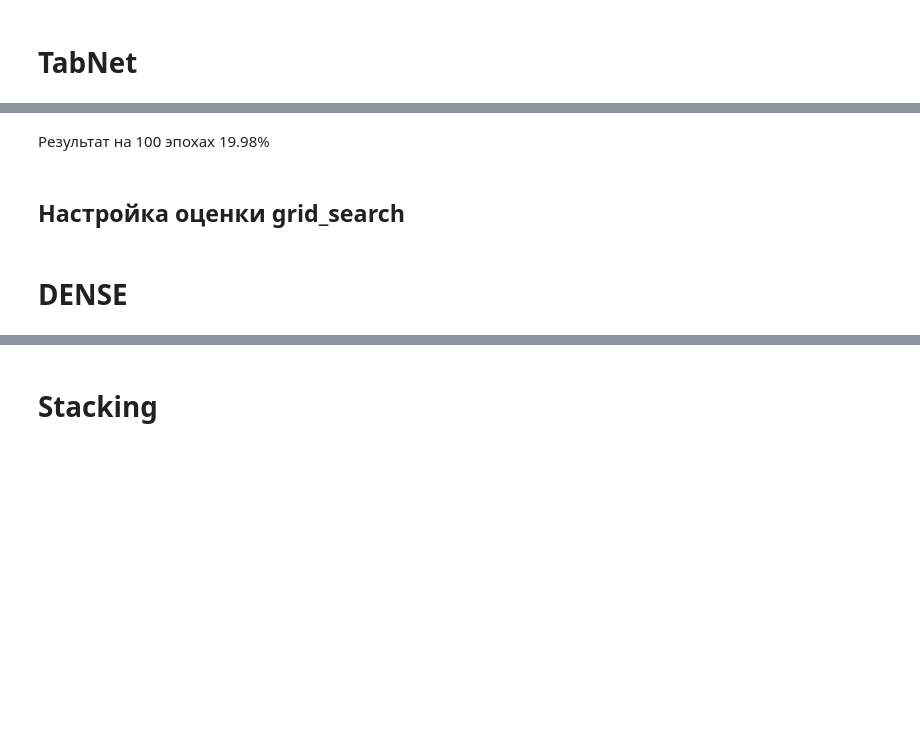
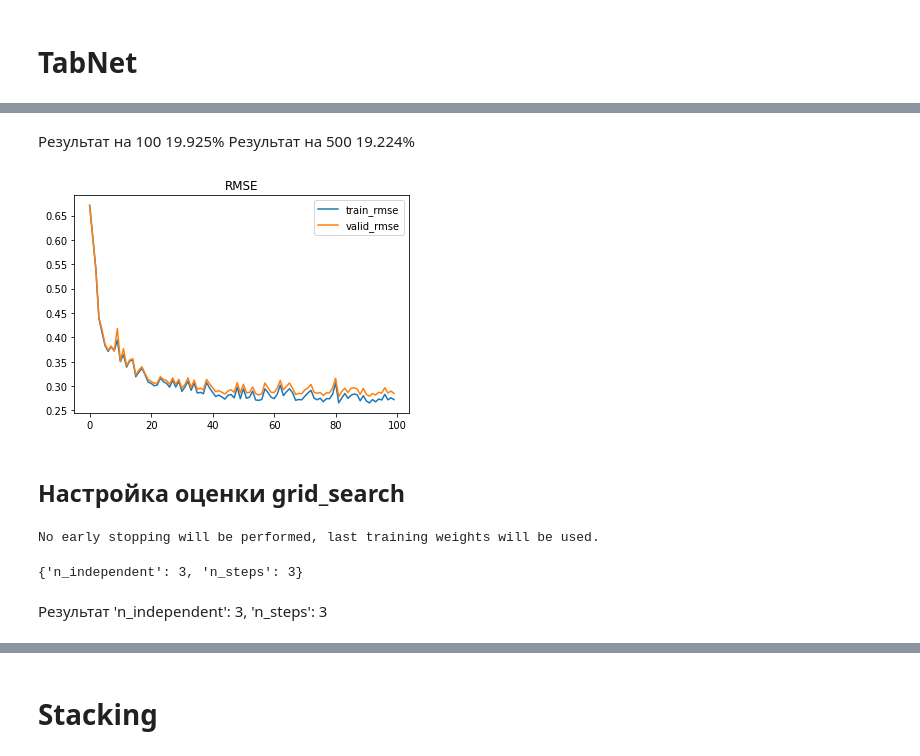
Before and after one commit to TimeryaevaM/Diplom, a Jupyter notebook: diplom_result.ipynb, the cells around one changed output, grey strips where cells are left out. Cells and saved outputs as stored; diff of their text form; code cells hidden in the pictures; blank space fills up the shorter version.

```diff
--- a/diplom_result.ipynb
+++ b/diplom_result.ipynb
@@ -2031,13 +2044,0 @@ X_train, X_test, y_train, y_test = train_test_split(
-# %%
-# сделать mape и сделать разметку train valid
-
-y_train = y_train.reshape(-1, 1)
-y_test = y_test.reshape(-1, 1)
-
-model_tabnet = TabNetRegressor(verbose=0, seed=RANDOM_SEED)
-
-model_tabnet.fit(X_train, y_train,
-              eval_set=[(X_test, y_test)],
-              #patience=300, max_epochs=2000,
-              patience=100, max_epochs=100,
-              eval_metric=['rmse'])
@@ -2065,4 +2045,14 @@ plt.plot(model_tabnet.history['loss'][1:])
 # %%
+model_tabnet = TabNetRegressor(verbose=50, seed=RANDOM_SEED)
+
+
+model_tabnet.fit(X_train, y_train,
+              eval_set=[(X_train, y_train), (X_test, y_test)],
+              eval_name=['train', 'valid'],
+              #patience=300, max_epochs=2000,
+              patience=100, max_epochs=500,
+              eval_metric=['rmse'])
+
 y_pred = model_tabnet.predict(X_test)
 
 
@@ -2073,5 +2063,5 @@ y_test_exp = np.round(np.exp(y_test) - 1)
 
 
 # Вывод результата MAPE
-print(f"TEST mape: {(mape(y_test_exp, y_pred_exp))*100:0.2f}%")
+print(f"\n\nTEST mape: {(mape(y_test_exp, y_pred_exp))*100:0.3f}%")
 # %% [output]
@@ -2079,5 +2084,16 @@ TEST mape: 19.98%
 # %% [markdown]
-Результат на 100 эпохах 19.98%
+Результат на 100 19.925%
+Результат на 500 19.224%
+# %%
+# График обучения
+
+plt.title('RMSE')
+plt.plot(model_tabnet.history['train_rmse'], label='train_rmse')
+plt.plot(model_tabnet.history['valid_rmse'], label='valid_rmse')
+plt.legend()
+plt.show()
+# %% [output]
+[figure, added]
 # %% [markdown]
 ## Настройка оценки grid_search
 # %%
@@ -2085,14 +2101,14 @@ model_tabnet = TabNetRegressor(verbose=0, seed=RANDOM_SEED)
 
 
 parameters = {'n_independent': sp_randInt(2, 5),
-              'optimizer_params': dict(lr=sp_randFloat(2e-3, 2e-1)),
+              'n_steps': sp_randInt(3, 5),
               }
 
 randm = RandomizedSearchCV(
     estimator=model_tabnet, param_distributions=parameters, n_jobs=-1, scoring='neg_root_mean_squared_error')
 
 randm.fit(X_train, y_train,
-          verbose_eval=0,
+          #verbose_eval=0,
           #eval_set=[(X_test, y_test)],
           #patience=300, max_epochs=2000,
           #patience=100, max_epochs=100
@@ -2100,5 +2116,6 @@ randm.fit(X_train, y_train,
 
 best_param = randm.best_params_
 best_param
+# %% [output]
+No early stopping will be performed, last training weights will be used.
+{'n_independent': 3, 'n_steps': 3}
-# %% [markdown]
-# DENSE
@@ -2131,0 +2122,2 @@ history = model.fit(X_train,
+# %% [markdown]
+Результат 'n_independent': 3, 'n_steps': 3
```
Also changed, not shown: parts of 78 cells of this notebook.
